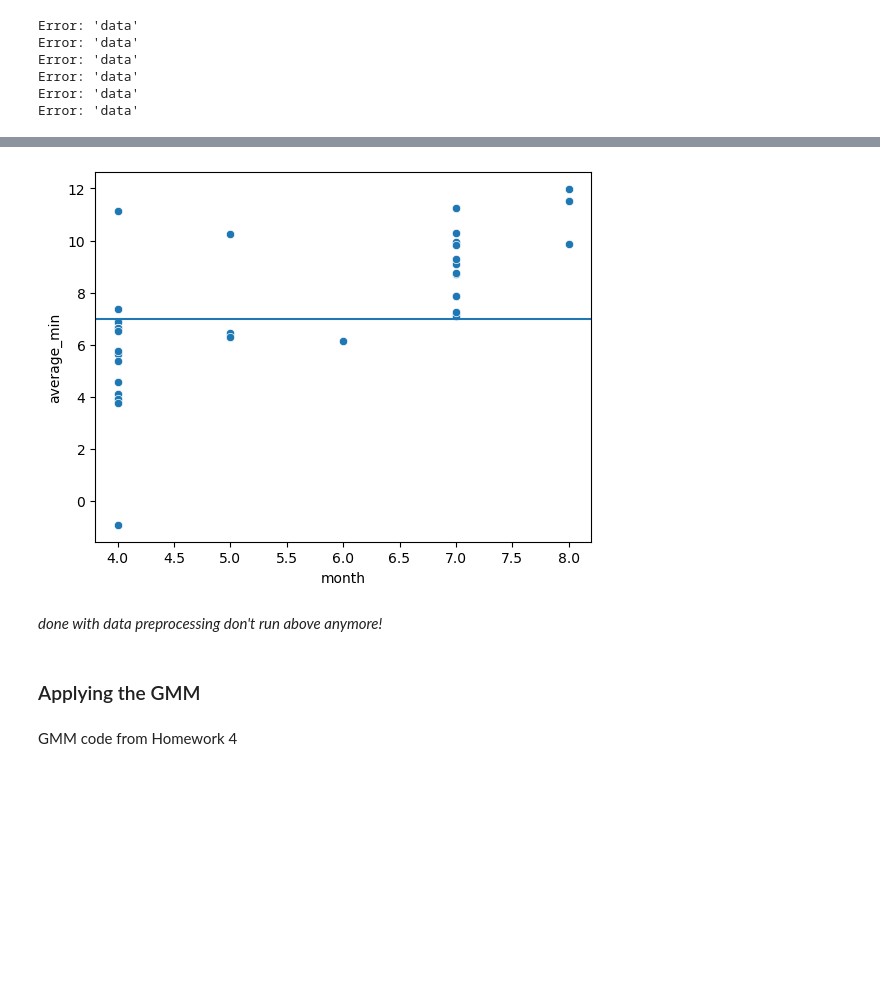
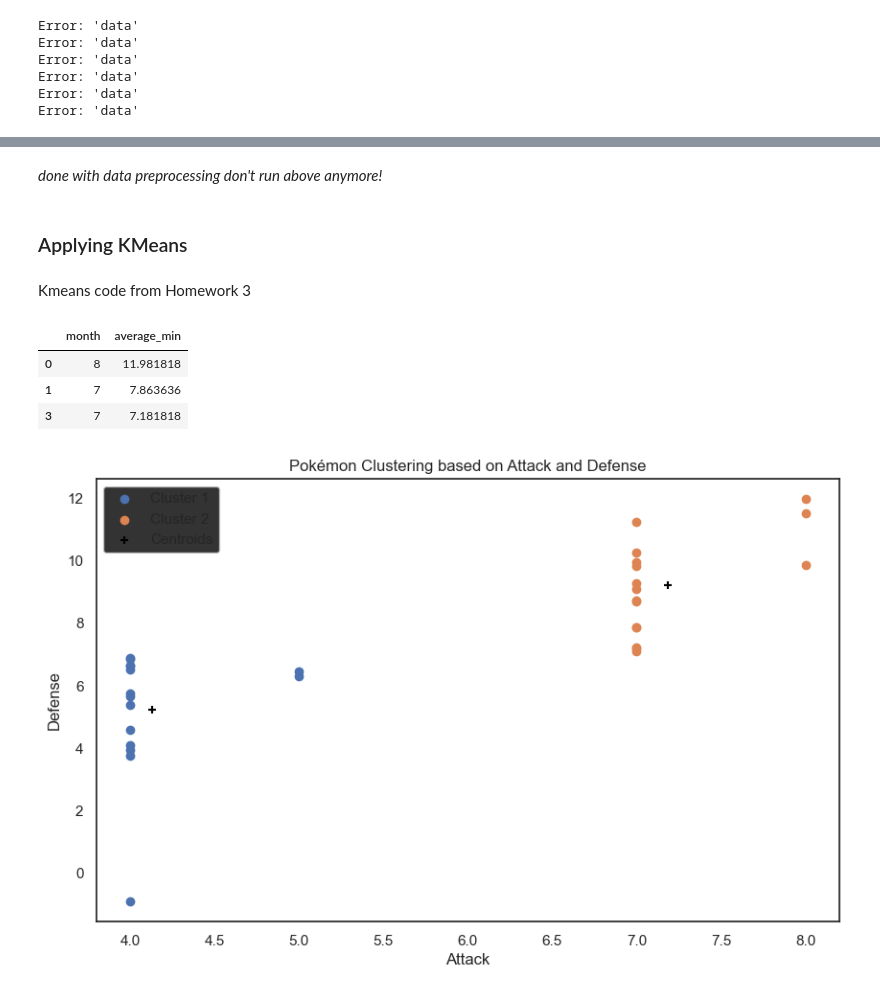
Before and after one commit to bellalongo/godwit-migrations, a Jupyter notebook: bird_mirgrations.ipynb, the cells around one changed output, grey strips where cells are left out. Cells and saved outputs as stored; diff of their text form; code cells hidden in the pictures; blank space fills up the shorter version.

Commit message:
kmeans girlie now :)

```diff
--- a/bird_mirgrations.ipynb
+++ b/bird_mirgrations.ipynb
@@ -180,9 +180,0 @@ plt.show()
-# %%
-# Create the scatter plot
-sns.scatterplot(x='month', y='average_min', data=temp_df)
-plt.axhline(y = 7)
-
-# Show the plot
-plt.show()
-# %% [output]
-[figure, removed]
@@ -206,7 +181,11 @@ filtered_migration_df
 # %% [markdown]
 *done with data preprocessing don't run above anymore!*
 # %% [markdown]
-### Applying the GMM
+### Applying KMeans
 # %% [markdown]
-GMM code from Homework 4
+Kmeans code from Homework 3
+# %%
+# Write a function euclidean distance
+def distance(x1, x2):
+    return np.sqrt(np.sum((np.array(x1)-np.array(x2))**2))
 # %%
@@ -267,3 +231,10 @@ def GMM(df, k):
 # %%
-data = filtered_migration_df["Deperature_Weekly_Avg(C)"]
-data
+# Make gmm dataset and remove outliers
+kmeans_df = temp_df[['month', 'average_min']]
+kmeans_df = kmeans_df[kmeans_df['month'].isin([4,5]) & (kmeans_df['average_min'] < 7) | kmeans_df['month'].isin([7,8])]
+kmeans_df.head(3)
+# %% [output]
+|  | month | average_min |
+| 0 | 8 | 11.981818 |
+| 1 | 7 | 7.863636 |
+| 3 | 7 | 7.181818 |
@@ -284,0 +241,20 @@ plt.show()
+# %%
+# Call kmeans
+centroids, clusters, mean_error = kmeans(kmeans_df, k=2)
+# %%
+
+plt.figure(figsize=(10, 6))
+
+for i, cluster in enumerate(clusters):
+    cluster_points = pd.DataFrame(cluster, columns=['month', 'average_min'])
+    plt.scatter(cluster_points['month'], cluster_points['average_min'], label=f'Cluster {i + 1}')
+
+plt.scatter([x[0] for x in centroids], [x[1] for x in centroids], c='black', marker='+', label = "Centroids")
+
+plt.xlabel('Attack')
+plt.ylabel('Defense')
+plt.title('Pokémon Clustering based on Attack and Defense')
+plt.legend()
+plt.show()
+# %% [output]
+[figure, added]
```
Also changed, not shown: parts of 8 cells of this notebook.
